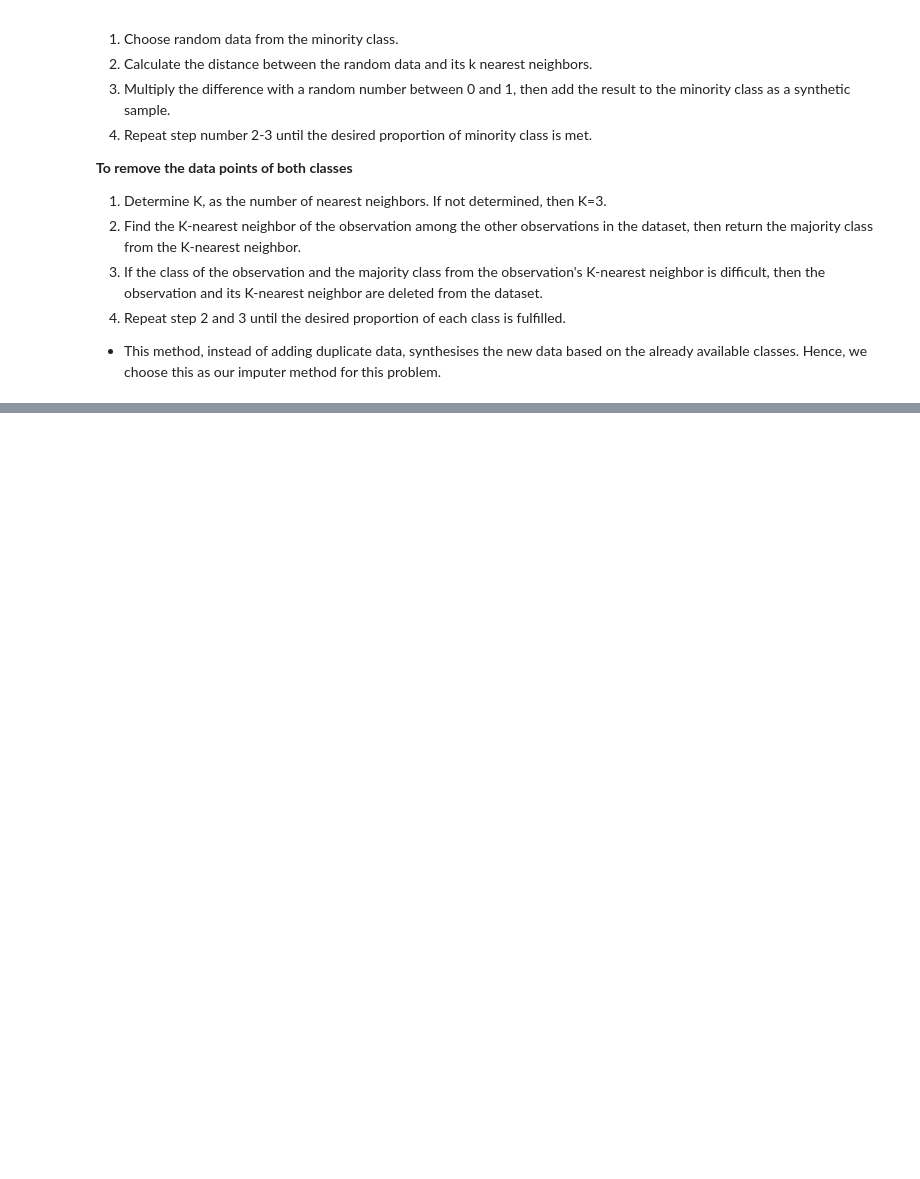
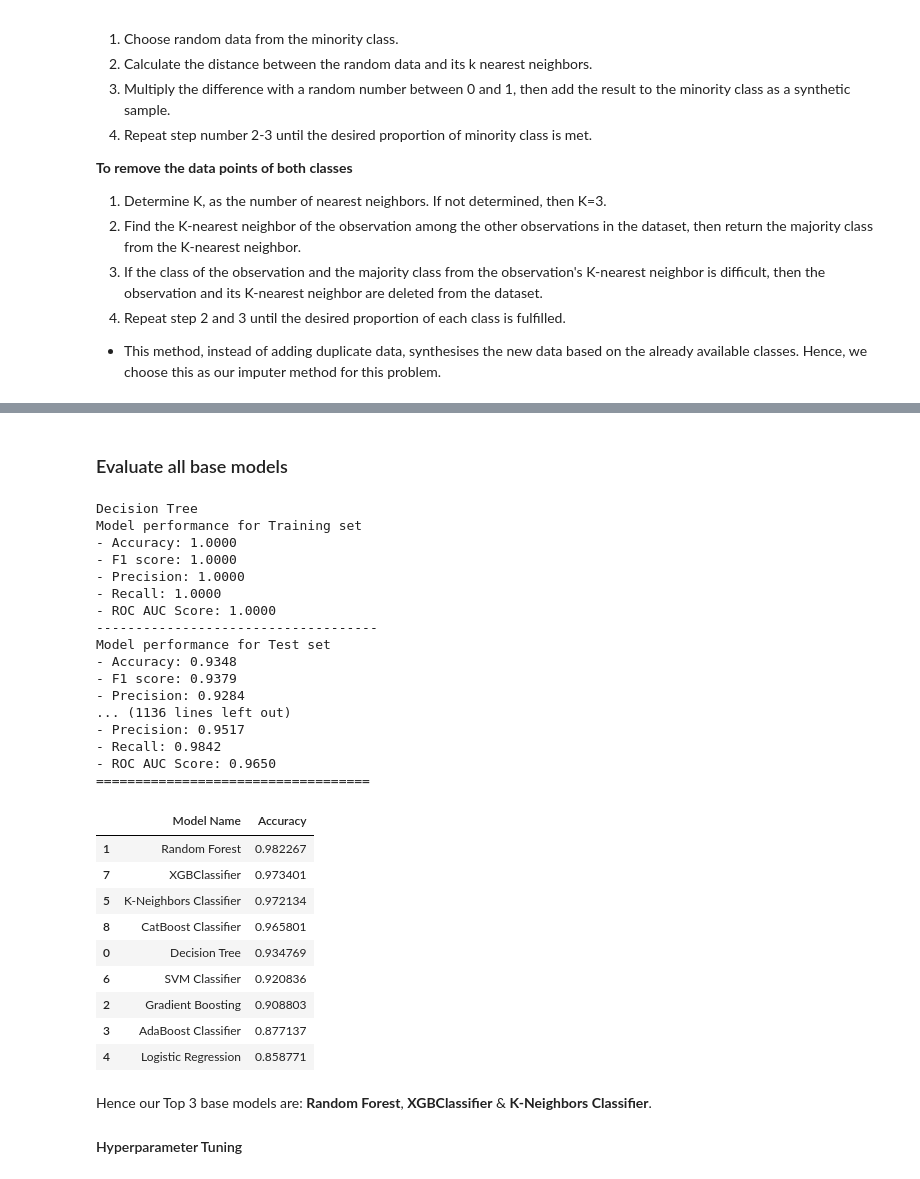
Before and after one commit to abhinandansamal/heart_stroke_prediction, a Jupyter notebook: notebooks/Feature_Engineering_heart_stroke_prediction.ipynb, the cells around one changed output, grey strips where cells are left out. Saved outputs shown, nothing was run; the diff lists cells and outputs as text; code cells hidden in the pictures; blank space fills up the shorter version.

```diff
--- a/notebooks/Feature_Engineering_heart_stroke_prediction.ipynb
+++ b/notebooks/Feature_Engineering_heart_stroke_prediction.ipynb
@@ -288,3 +310,10 @@ X = preprocessor.fit_transform(X)
 4. Repeat step 2 and 3 until the desired proportion of each class is fulfilled.
 
 * This method, instead of adding duplicate data, synthesises the new data based on the already available classes. Hence, we choose this as our imputer method for this problem.
+# %%
+from imblearn.combine import SMOTEENN
+
+# Resampling the minority class. The strategy can be changed as required
+smt = SMOTEENN(random_state=42, sampling_strategy="minority")
+# fit the model to generate the data
+X_res, y_res = smt.fit_resample(X, y)
@@ -290,0 +379,11 @@ X = preprocessor.fit_transform(X)
+# %%
+# initialize models
+models = {"Decision Tree": DecisionTreeClassifier(),
+          "Random Forest": RandomForestClassifier(),
+          "Gradient Boosting": GradientBoostingClassifier(),
+          "AdaBoost Classifier": AdaBoostClassifier(),
+          "Logistic Regression": LogisticRegression(),
+          "K-Neighbors Classifier": KNeighborsClassifier(),
+          "SVM Classifier": SVC(),
+          "XGBClassifier": XGBClassifier(),
+          "CatBoost Classifier": CatBoostClassifier()}
@@ -290,0 +471,37 @@ X = preprocessor.fit_transform(X)
+# %% [markdown]
+### Evaluate all base models
+# %%
+base_report = evaluate_models(X=X_res, y=y_res, models=models)
+base_report
+# %% [output]
+Decision Tree
+Model performance for Training set
+- Accuracy: 1.0000
+- F1 score: 1.0000
+- Precision: 1.0000
+- Recall: 1.0000
+- ROC AUC Score: 1.0000
+------------------------------------
+Model performance for Test set
+- Accuracy: 0.9348
+- F1 score: 0.9379
+- Precision: 0.9284
+... (1136 lines left out)
+- Precision: 0.9517
+- Recall: 0.9842
+- ROC AUC Score: 0.9650
+===================================
+|  | Model Name | Accuracy |
+| 1 | Random Forest | 0.982267 |
+| 7 | XGBClassifier | 0.973401 |
+| 5 | K-Neighbors Classifier | 0.972134 |
+| 8 | CatBoost Classifier | 0.965801 |
+| 0 | Decision Tree | 0.934769 |
+| 6 | SVM Classifier | 0.920836 |
+| 2 | Gradient Boosting | 0.908803 |
+| 3 | AdaBoost Classifier | 0.877137 |
+| 4 | Logistic Regression | 0.858771 |
+# %% [markdown]
+Hence our Top 3 base models are: **Random Forest**, **XGBClassifier** & **K-Neighbors Classifier**.
+
+#### Hyperparameter Tuning
```
Also changed, not shown: parts of 22 cells of this notebook, 7 other files.
